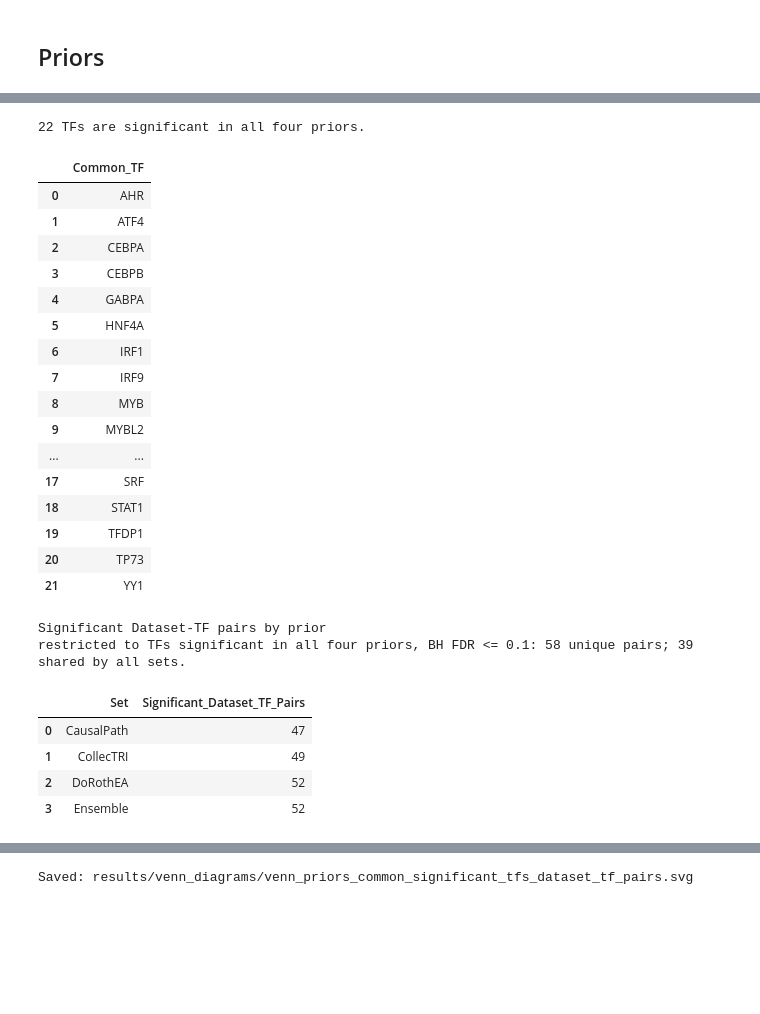
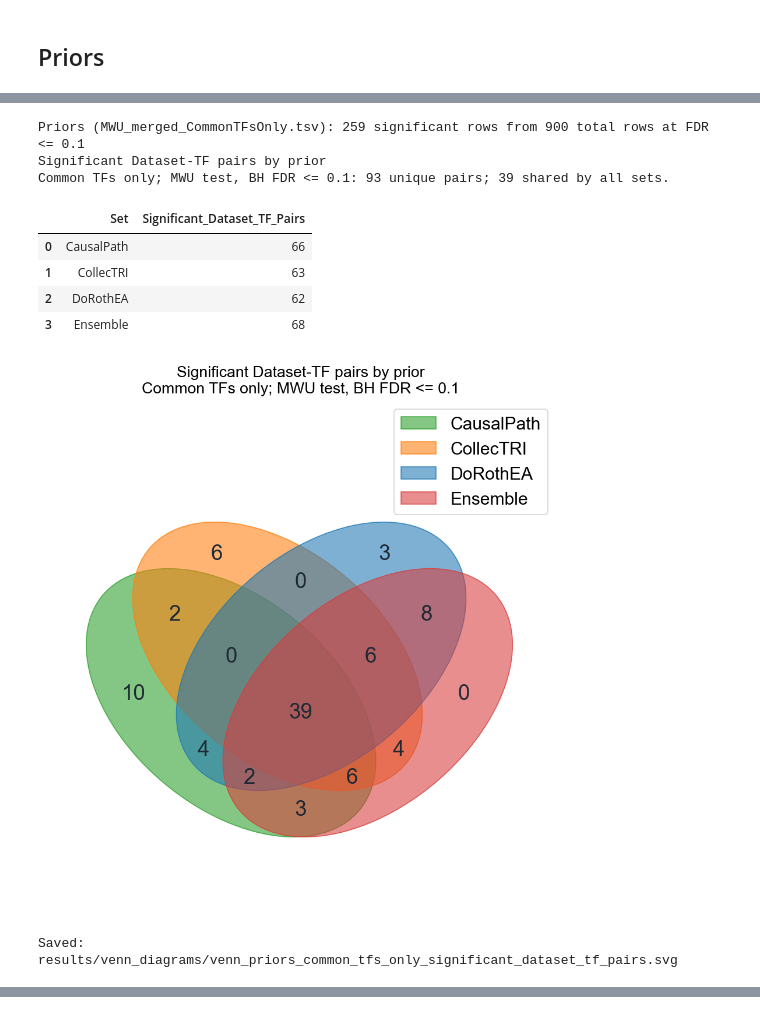
Before and after one commit to PathwayAndDataAnalysis/z-aggregate, a Jupyter notebook: reproduce/Reproduce scRNASeq Results/generate_venn_diagrams.ipynb, the cells around one changed output, grey strips where cells are left out. Saved outputs shown, nothing was run; the diff lists cells and outputs as text; code cells hidden in the pictures; blank space fills up the shorter version.

```diff
--- a/reproduce/Reproduce scRNASeq Results/generate_venn_diagrams.ipynb
+++ b/reproduce/Reproduce scRNASeq Results/generate_venn_diagrams.ipynb
@@ -44,7 +44,7 @@ def find_results_dir() -> Path:
     ]
 
     for candidate in candidates:
-        test_path = candidate / 'Methods_MWU-Delongs' / 'MWU' / 'MWU_merged.tsv'
+        test_path = candidate / 'Methods_MWU-Delongs' / 'MWU_merged.tsv'
         if test_path.exists():
             return candidate
 
@@ -76,8 +76,8 @@ def as_bool(series: pd.Series) -> pd.Series:
     )
 
 
-def mwu_merged_path(result_group: str) -> Path:
-    path = RESULTS_DIR / f'{result_group}_MWU-Delongs' / 'MWU' / 'MWU_merged.tsv'
+def mwu_merged_path(result_group: str, filename: str = 'MWU_merged.tsv') -> Path:
+    path = RESULTS_DIR / f'{result_group}_MWU-Delongs' / filename
     if not path.exists():
         raise FileNotFoundError(f'MWU merged file not found: {path}')
     return path
@@ -88,9 +88,10 @@ def load_significant_pairs(
     group_col: str,
     order: list[str],
     label_map: dict[str, str],
+    mwu_filename: str = 'MWU_merged.tsv',
     alpha: float = ALPHA_FDR,
 ) -> pd.DataFrame:
-    path = mwu_merged_path(result_group)
+    path = mwu_merged_path(result_group, mwu_filename)
     df = pd.read_csv(path, sep='\t')
     df.columns = df.columns.astype(str).str.strip()
 
@@ -117,7 +118,7 @@ def load_significant_pairs(
     sig['Group_Label'] = sig[group_col].astype(str).map(label_map).fillna(sig[group_col])
 
     print(
-        f'{result_group}: {len(sig):,} significant rows '
+        f'{result_group} ({path.name}): {len(sig):,} significant rows '
         f'from {len(df):,} total rows at FDR <= {alpha}'
     )
     return sig.reset_index(drop=True)
@@ -268,12 +269,12 @@ Saved: results/venn_diagrams/venn_weights_significant_dataset_tf_pairs.svg
 # %% [markdown]
 ## Priors
 # %%
-PRIOR_ORDER = ['causalpath-priors', 'collectri', 'dorothea', 'ensemble-priors']
+PRIOR_ORDER = ['causalpath', 'collectri', 'dorothea', 'ensemble']
 PRIOR_LABELS = {
-    'causalpath-priors': 'CausalPath',
+    'causalpath': 'CausalPath',
     'collectri': 'CollecTRI',
     'dorothea': 'DoRothEA',
-    'ensemble-priors': 'Ensemble',
+    'ensemble': 'Ensemble',
 }
 PRIOR_COLORS = ["#2CA02C", "#FF7F0E", "#1F77B4", "#D83D3D"]
 
@@ -282,15 +283,16 @@ priors_sig = load_significant_pairs(
     group_col='Prior',
     order=PRIOR_ORDER,
     label_map=PRIOR_LABELS,
+    mwu_filename='MWU_merged_AllAvailableTFs.tsv',
 )
 prior_sets = build_dataset_tf_sets(priors_sig, 'Prior', PRIOR_ORDER, PRIOR_LABELS)
 prior_counts, prior_shared = plot_venn4(
     prior_sets,
     title=(
         'Significant Dataset-TF pairs by prior\n'
-        f'MWU test, BH FDR <= {ALPHA_FDR}'
+        f'All available TFs; MWU test, BH FDR <= {ALPHA_FDR}'
     ),
-    output_name='venn_priors_significant_dataset_tf_pairs',
+    output_name='venn_priors_all_available_tfs_significant_dataset_tf_pairs',
     colors=PRIOR_COLORS,
 )
 # %% [output]
@@ -309,52 +313,34 @@ Saved: results/venn_diagrams/venn_priors_significant_dataset_tf_pairs.svg
 # %%
-prior_tf_sets = [
-    set(priors_sig.loc[priors_sig['Prior'].eq(prior), 'TF'].dropna().astype(str))
-    for prior in PRIOR_ORDER
-]
-common_prior_tfs = set.intersection(*prior_tf_sets)
-
-print(f'{len(common_prior_tfs)} TFs are significant in all four priors.')
-display(pd.DataFrame({'Common_TF': sorted(common_prior_tfs)}))
-
-priors_common_tf_sig = priors_sig[priors_sig['TF'].astype(str).isin(common_prior_tfs)].copy()
+priors_common_tf_sig = load_significant_pairs(
+    result_group='Priors',
+    group_col='Prior',
+    order=PRIOR_ORDER,
+    label_map=PRIOR_LABELS,
+    mwu_filename='MWU_merged_CommonTFsOnly.tsv',
+)
 prior_common_tf_sets = build_dataset_tf_sets(
     priors_common_tf_sig,
     group_col='Prior',
     order=PRIOR_ORDER,
     label_map=PRIOR_LABELS,
 )
 prior_common_tf_counts, prior_common_tf_shared = plot_venn4(
     prior_common_tf_sets,
     title=(
         'Significant Dataset-TF pairs by prior\n'
-        f'restricted to TFs significant in all four priors, BH FDR <= {ALPHA_FDR}'
+        f'Common TFs only; MWU test, BH FDR <= {ALPHA_FDR}'
     ),
-    output_name='venn_priors_common_significant_tfs_dataset_tf_pairs',
+    output_name='venn_priors_common_tfs_only_significant_dataset_tf_pairs',
     colors=PRIOR_COLORS,
 )
 # %% [output]
-22 TFs are significant in all four priors.
+Priors (MWU_merged_CommonTFsOnly.tsv): 259 significant rows from 900 total rows at FDR <= 0.1
+Significant Dataset-TF pairs by prior
+Common TFs only; MWU test, BH FDR <= 0.1: 93 unique pairs; 39 shared by all sets.
-|  | Common_TF |
-| 0 | AHR |
-| 1 | ATF4 |
-| 2 | CEBPA |
-| 3 | CEBPB |
-| 4 | GABPA |
-| 5 | HNF4A |
-| 6 | IRF1 |
-| 7 | IRF9 |
-| 8 | MYB |
-| 9 | MYBL2 |
-| ... | ... |
-| 17 | SRF |
-| 18 | STAT1 |
-| 19 | TFDP1 |
-| 20 | TP73 |
-| 21 | YY1 |
+|  | Set | Significant_Dataset_TF_Pairs |
+| 0 | CausalPath | 66 |
+| 1 | CollecTRI | 63 |
+| 2 | DoRothEA | 62 |
+| 3 | Ensemble | 68 |
+[figure, new version]
-Significant Dataset-TF pairs by prior
-restricted to TFs significant in all four priors, BH FDR <= 0.1: 58 unique pairs; 39 shared by all sets.
+Saved: results/venn_diagrams/venn_priors_common_tfs_only_significant_dataset_tf_pairs.svg
-|  | Set | Significant_Dataset_TF_Pairs |
-| 0 | CausalPath | 47 |
-| 1 | CollecTRI | 49 |
-| 2 | DoRothEA | 52 |
-| 3 | Ensemble | 52 |
@@ -362 +346,0 @@ restricted to TFs significant in all four priors, BH FDR <= 0.1: 58 unique pairs
-Saved: results/venn_diagrams/venn_priors_common_significant_tfs_dataset_tf_pairs.svg
```
Also changed, not shown: parts of 6 cells of this notebook, 24 other files.
